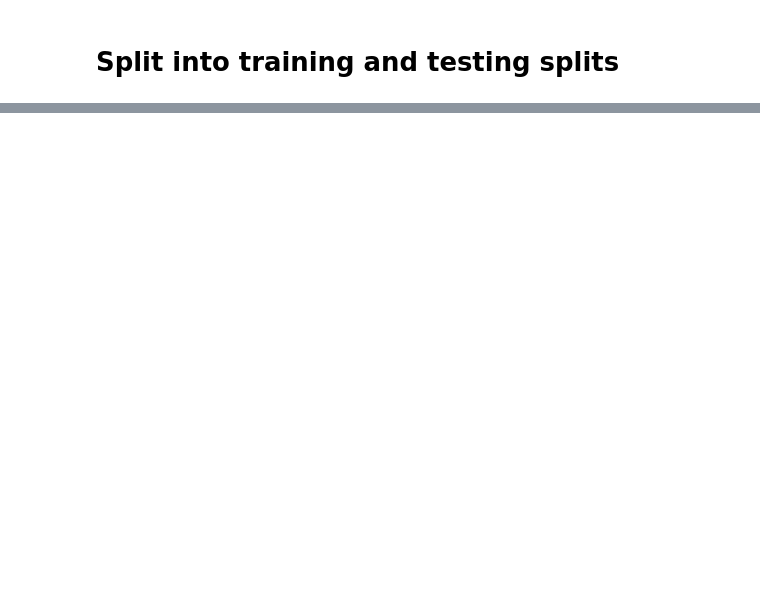
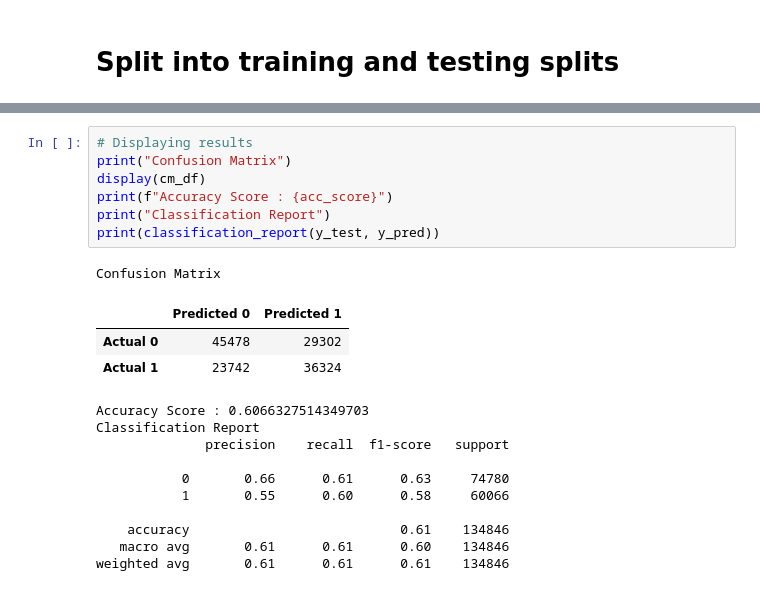
Before and after one commit to AidanH1998/Airplane-Group-1, a Jupyter notebook: Airlines ML.ipynb, the cells around one changed output, grey strips where cells are left out. Drawn from its saved outputs; the diff is of its cells as text; blank space fills up the shorter version.

```diff
--- a/Airlines ML.ipynb
+++ b/Airlines ML.ipynb
@@ -223,0 +287,22 @@ Testing Labels Shape: (134846,)
+# %%
+# Displaying results
+print("Confusion Matrix")
+display(cm_df)
+print(f"Accuracy Score : {acc_score}")
+print("Classification Report")
+print(classification_report(y_test, y_pred))
+# %% [output]
+Confusion Matrix
+|  | Predicted 0 | Predicted 1 |
+| Actual 0 | 45478 | 29302 |
+| Actual 1 | 23742 | 36324 |
+Accuracy Score : 0.6066327514349703
+Classification Report
+              precision    recall  f1-score   support
+
+           0       0.66      0.61      0.63     74780
+           1       0.55      0.60      0.58     60066
+
+    accuracy                           0.61    134846
+   macro avg       0.61      0.61      0.60    134846
+weighted avg       0.61      0.61      0.61    134846
```
Also changed, not shown: parts of 22 cells of this notebook.
